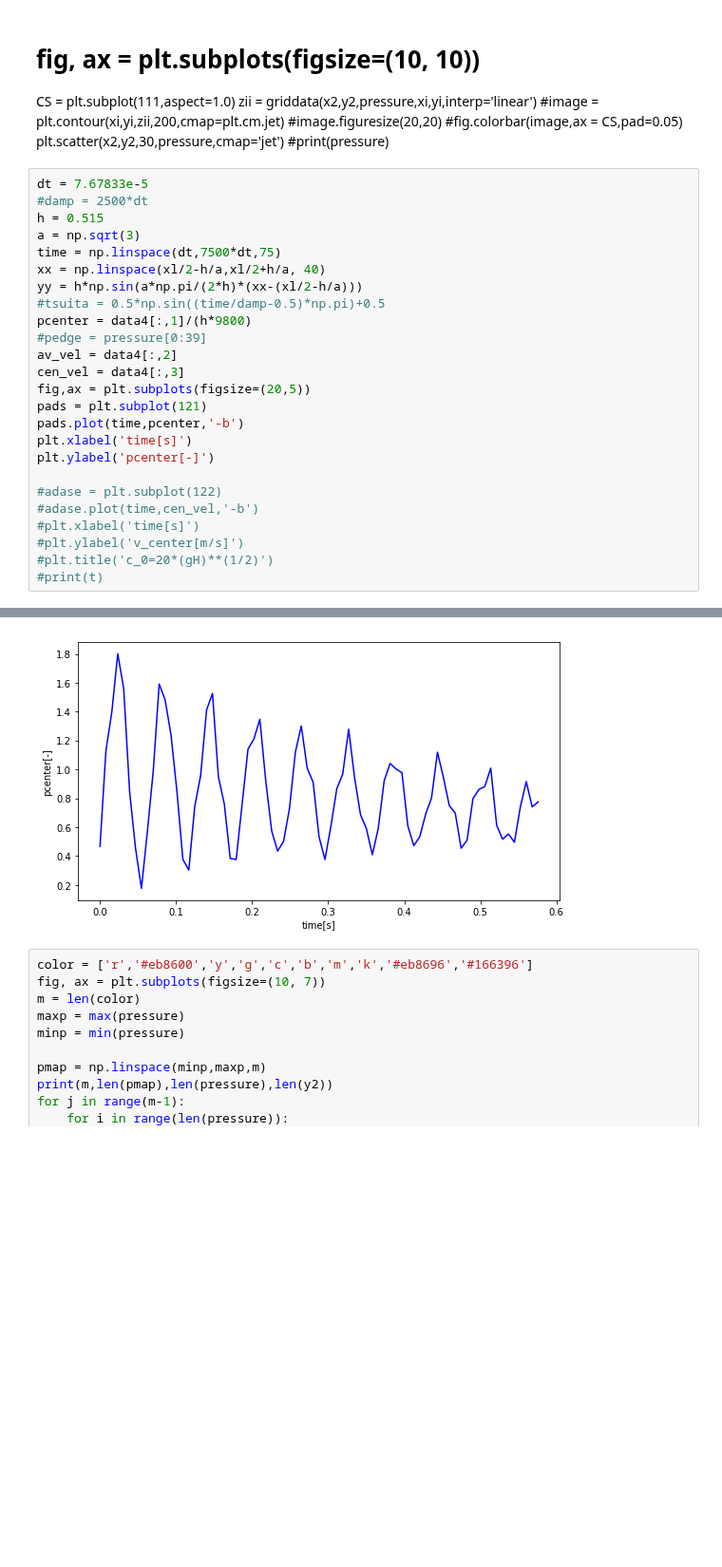
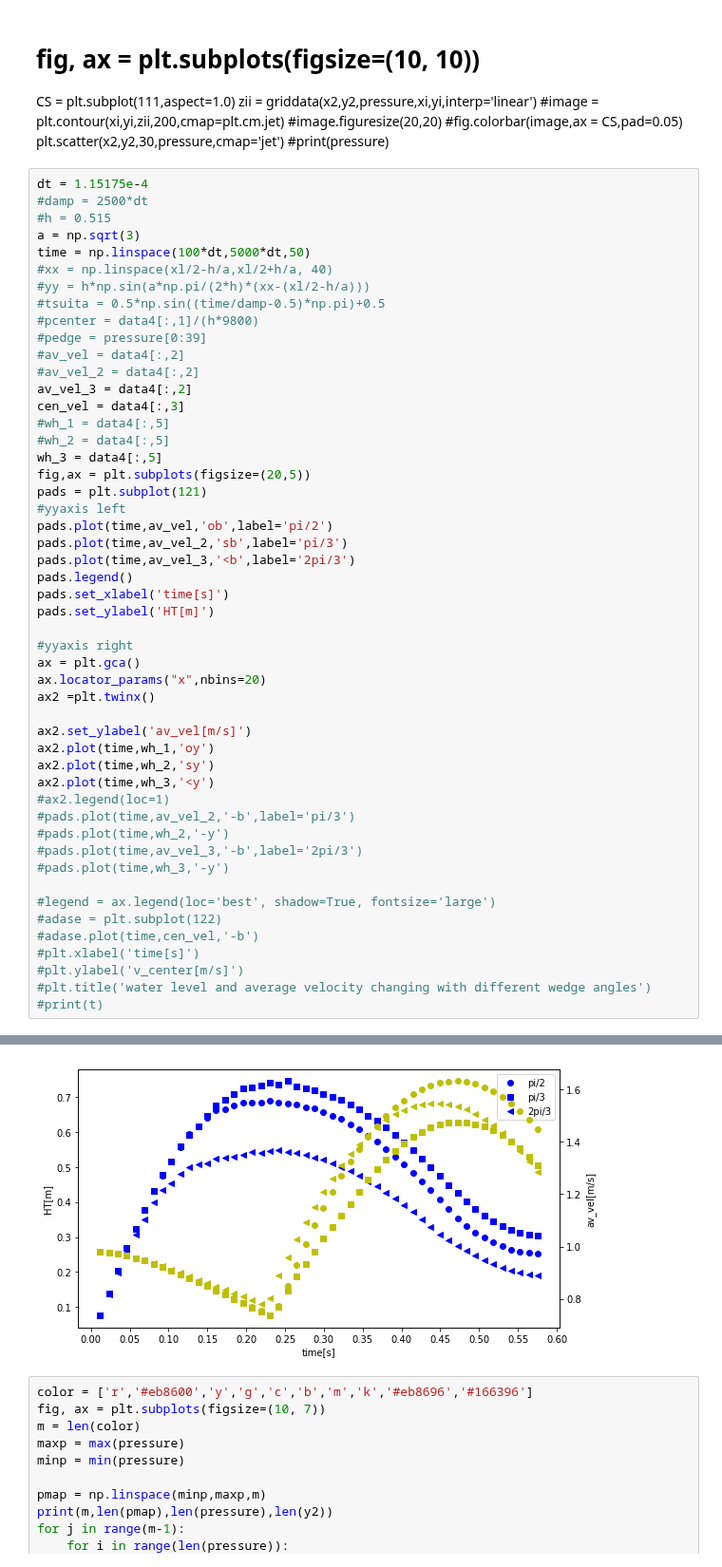
Before and after one commit to Jinx134235/static-water, a Jupyter notebook: particle&pressure plot.ipynb, the cells around one changed output, grey strips where cells are left out. Shown at 95% size. Cells and saved outputs as stored; diff of their text form; blank space fills up the shorter version.

Commit message:
different angle tested

```diff
--- a/particle&pressure plot.ipynb
+++ b/particle&pressure plot.ipynb
@@ -176,28 +176,53 @@ zii = griddata(x2,y2,pressure,xi,yi,interp='linear')
 plt.scatter(x2,y2,30,pressure,cmap='jet')
 #print(pressure)
 # %%
-dt = 7.67833e-5
+dt = 1.15175e-4
 #damp = 2500*dt
-h = 0.515
+#h = 0.515
 a = np.sqrt(3)
-time = np.linspace(dt,7500*dt,75)
-xx = np.linspace(xl/2-h/a,xl/2+h/a, 40)
-yy = h*np.sin(a*np.pi/(2*h)*(xx-(xl/2-h/a)))
+time = np.linspace(100*dt,5000*dt,50)
+#xx = np.linspace(xl/2-h/a,xl/2+h/a, 40)
+#yy = h*np.sin(a*np.pi/(2*h)*(xx-(xl/2-h/a)))
 #tsuita = 0.5*np.sin((time/damp-0.5)*np.pi)+0.5
-pcenter = data4[:,1]/(h*9800)
+#pcenter = data4[:,1]/(h*9800)
 #pedge = pressure[0:39]
-av_vel = data4[:,2]
+#av_vel = data4[:,2]
+#av_vel_2 = data4[:,2]
+av_vel_3 = data4[:,2]
 cen_vel = data4[:,3]
+#wh_1 = data4[:,5]
+#wh_2 = data4[:,5]
+wh_3 = data4[:,5]
 fig,ax = plt.subplots(figsize=(20,5))
 pads = plt.subplot(121)
-pads.plot(time,pcenter,'-b')
-plt.xlabel('time[s]')
-plt.ylabel('pcenter[-]')
+#yyaxis left
+pads.plot(time,av_vel,'ob',label='pi/2')
+pads.plot(time,av_vel_2,'sb',label='pi/3')
+pads.plot(time,av_vel_3,'<b',label='2pi/3')
+pads.legend()
+pads.set_xlabel('time[s]')
+pads.set_ylabel('HT[m]')
 
+#yyaxis right
+ax = plt.gca()
+ax.locator_params("x",nbins=20)
+ax2 =plt.twinx()
+
+ax2.set_ylabel('av_vel[m/s]')
+ax2.plot(time,wh_1,'oy')
+ax2.plot(time,wh_2,'sy')
+ax2.plot(time,wh_3,'<y')
+#ax2.legend(loc=1)
+#pads.plot(time,av_vel_2,'-b',label='pi/3')
+#pads.plot(time,wh_2,'-y')
+#pads.plot(time,av_vel_3,'-b',label='2pi/3')
+#pads.plot(time,wh_3,'-y')
+
+#legend = ax.legend(loc='best', shadow=True, fontsize='large')
 #adase = plt.subplot(122)
 #adase.plot(time,cen_vel,'-b')
 #plt.xlabel('time[s]')
 #plt.ylabel('v_center[m/s]')
-#plt.title('c_0=20*(gH)**(1/2)')
+#plt.title('water level and average velocity changing with different wedge angles')
 #print(t)
 # %% [output]
@@ -205,4 +230,4 @@ Text(0, 0.5, 'pcenter[-]')
-[figure, old version]
+[figure, new version]
 # %%
 color = ['r','#eb8600','y','g','c','b','m','k','#eb8696','#166396']
 fig, ax = plt.subplots(figsize=(10, 7))
```
Also changed, not shown: parts of 5 cells of this notebook, 8 other files.
